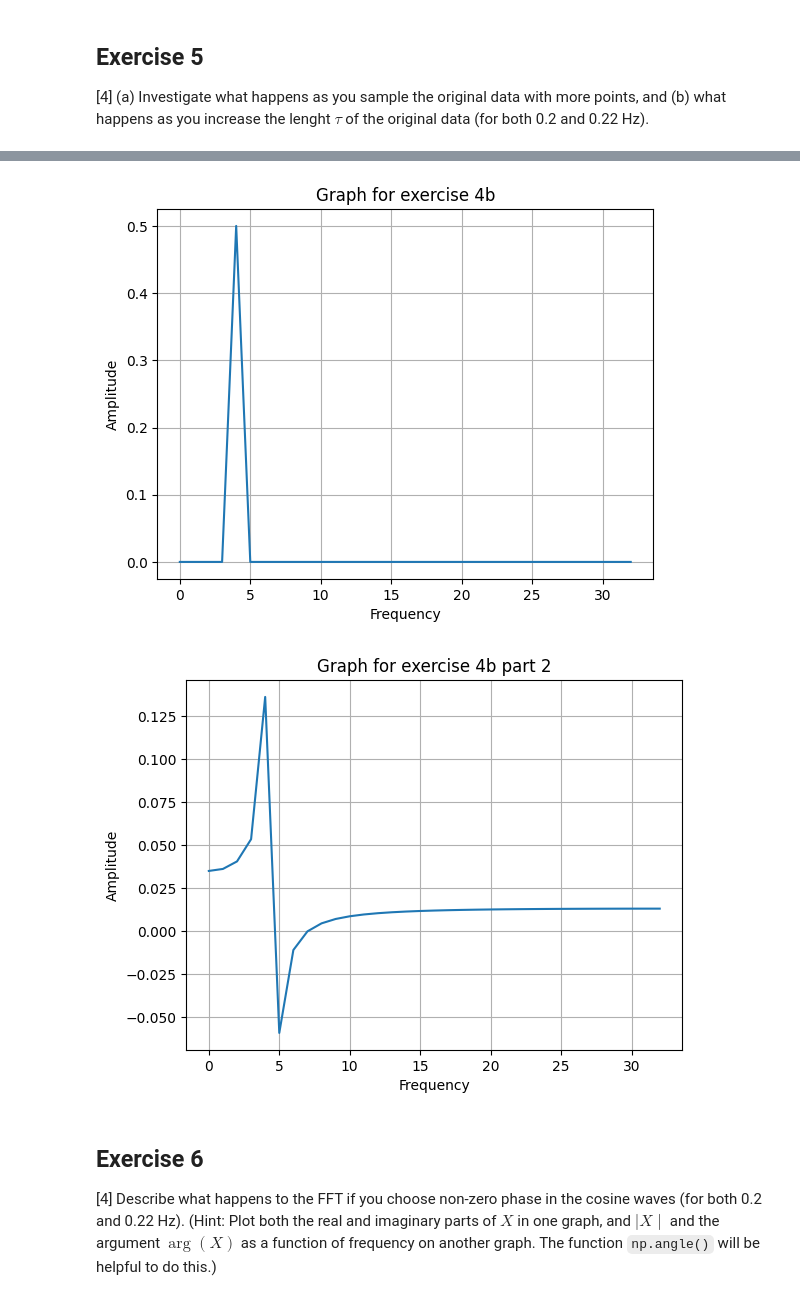
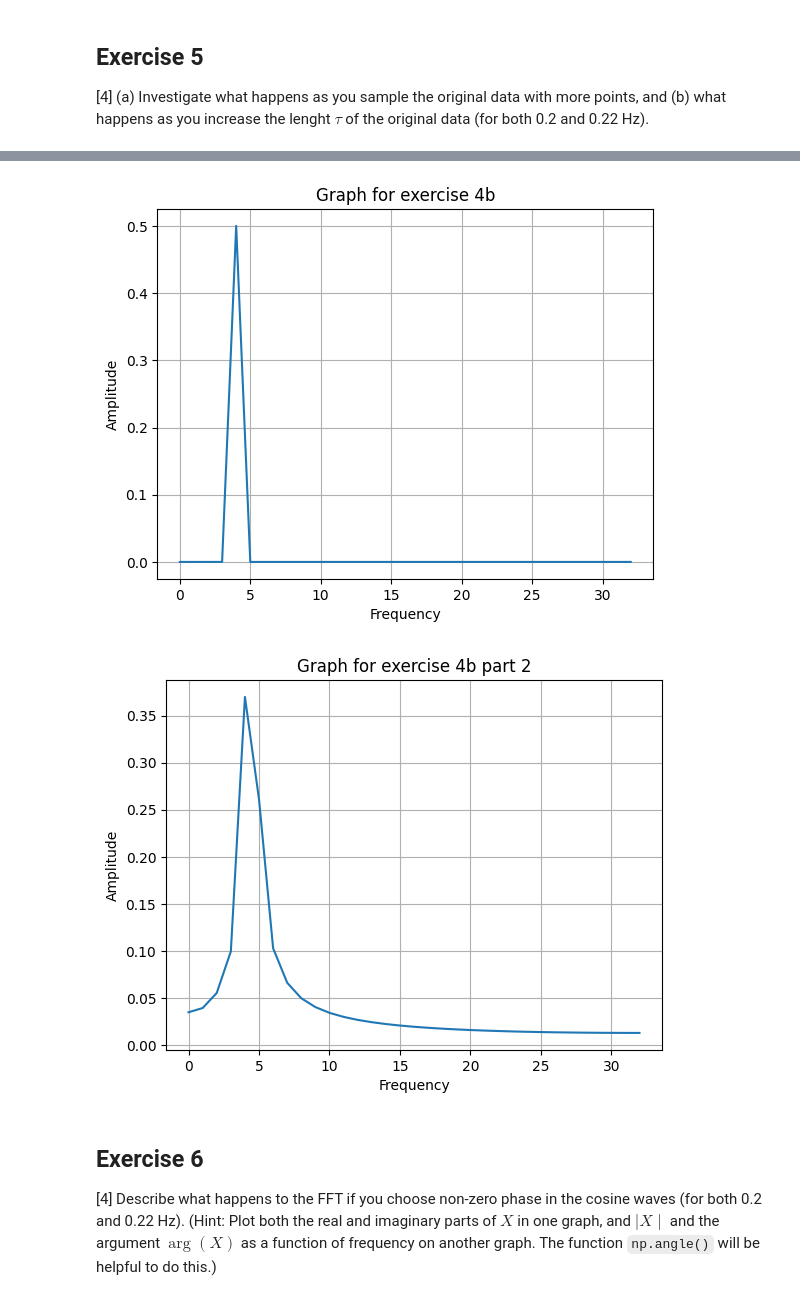
Before and after one commit to PX2145-2025/week-10-b-Bhavun-D, a Jupyter notebook: FFT.ipynb, the cells around one changed output, grey strips where cells are left out. Cells and saved outputs as stored; diff of their text form; code cells hidden in the pictures.

```diff
--- a/FFT.ipynb
+++ b/FFT.ipynb
@@ -548,35 +548,35 @@ plt.close()
 
 N = 64
 tau = 20 # double tau
 timespace = np.linspace(0, tau, N, endpoint = False)
 funcX = np.cos(2*np.pi*0.22*timespace) # altered to 0.22
 
 # spectrum 1 function from above
 def Spectrum1(x, Fs):
     '''
     One-sided amplitude spectrum of x(t).
     '''
     N = len(x) # length of the signal
     frq = (float(Fs)/N)*np.arange(0, N/2+1) # one-sided frequency range
     X = fft(x)/N # fft computing and normalization
     X = X[0:N//2+1] # take just positive values
     # (in python3, // ensures integer division)
 
     # frq is array of actual frequencies
     # X is complex array of amplitudes
     return frq , X
 
-plt.plot(Spectrum1(funcX, N)[0], Spectrum1(funcX, N)[1])
+plt.plot(Spectrum1(funcX, N)[0], np.abs(Spectrum1(funcX, N)[1]))
 plt.title("Graph for exercise 4b part 2")
 plt.xlabel("Frequency")
 plt.ylabel("Amplitude")
 plt.grid()
 plt.show()
 plt.close()
 # %% [output]
 [figure]
 [figure]
-[figure, old version]
+[figure, new version]
 # %% [markdown]
 ## Exercise 6
 
```
Also changed, not shown: parts of 3 cells of this notebook.
